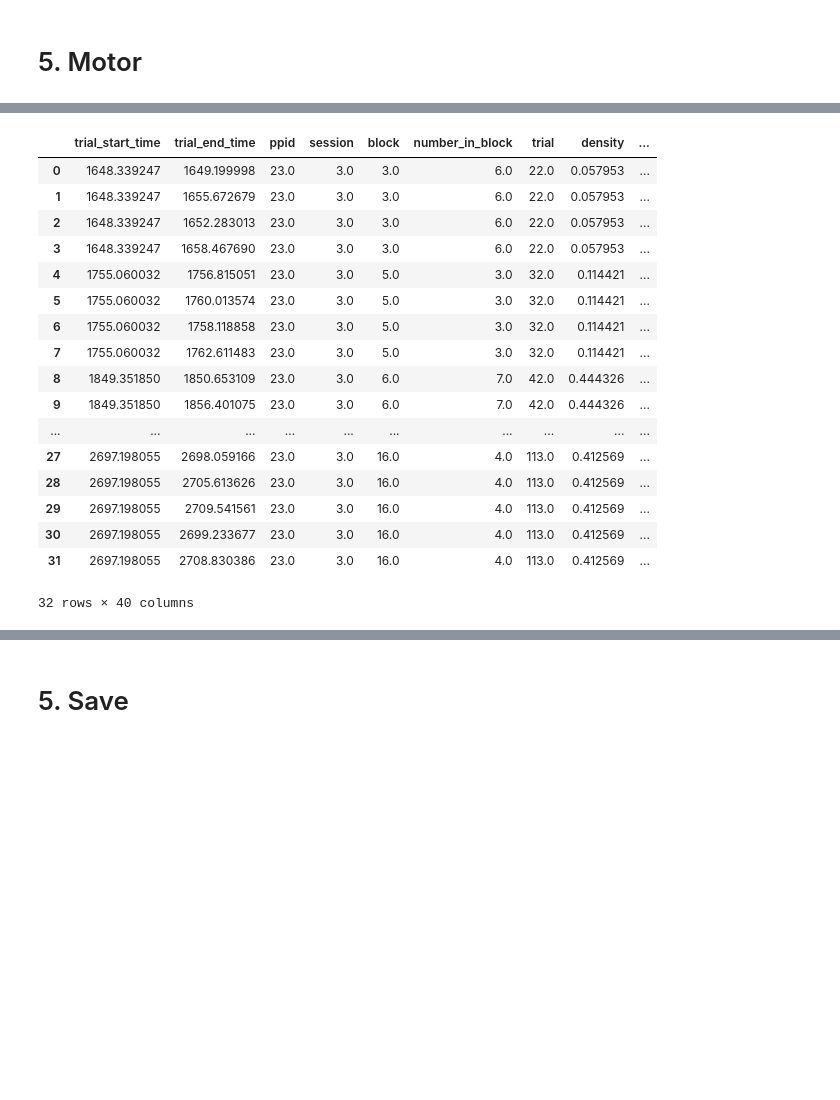
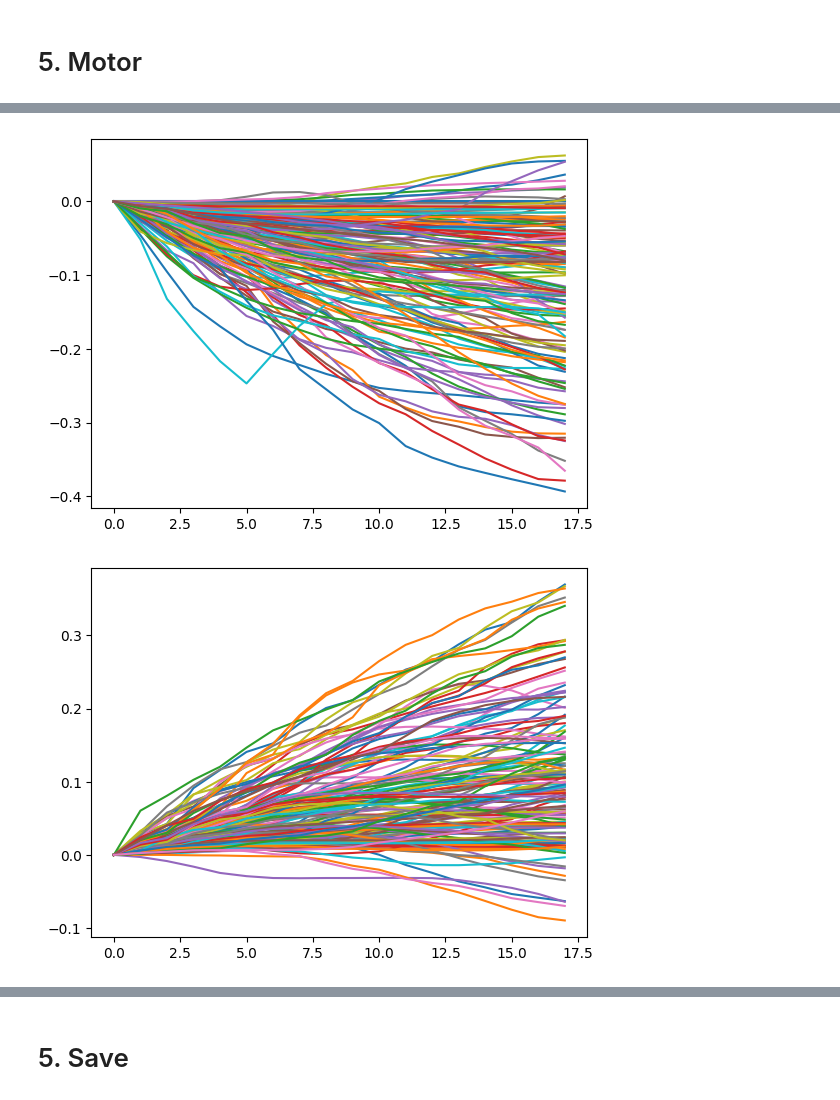
Before and after one commit to schko/mna, a Jupyter notebook: notebooks/process_session.ipynb, the cells around one changed output, grey strips where cells are left out. Saved outputs shown, nothing was run; the diff lists cells and outputs as text; code cells hidden in the pictures; blank space fills up the shorter version.

```diff
--- a/notebooks/process_session.ipynb
+++ b/notebooks/process_session.ipynb
@@ -240,20 +586,15 @@ post_processed_event_df, turns_df = process_session_motor(rns_data, post_process
+# %%
+import matplotlib.pyplot as plt
+for i, row in turns_df.iterrows():
+    if row['turn_type']=='left':
+        baseline_adjust = row['raw_data']-row['raw_data'][0]
+        plt.plot(baseline_adjust)
+# %% [output]
+[figure, added]
 # %%
+for i, row in turns_df.iterrows():
+    if row['turn_type']=='right':
+        baseline_adjust = row['raw_data']-row['raw_data'][0]
+        plt.plot(baseline_adjust)
 # %% [output]
-|  | trial_start_time | trial_end_time | ppid | session | block | number_in_block | trial | density | ... |
-| 0 | 1648.339247 | 1649.199998 | 23.0 | 3.0 | 3.0 | 6.0 | 22.0 | 0.057953 | ... |
-| 1 | 1648.339247 | 1655.672679 | 23.0 | 3.0 | 3.0 | 6.0 | 22.0 | 0.057953 | ... |
-| 2 | 1648.339247 | 1652.283013 | 23.0 | 3.0 | 3.0 | 6.0 | 22.0 | 0.057953 | ... |
-| 3 | 1648.339247 | 1658.467690 | 23.0 | 3.0 | 3.0 | 6.0 | 22.0 | 0.057953 | ... |
-| 4 | 1755.060032 | 1756.815051 | 23.0 | 3.0 | 5.0 | 3.0 | 32.0 | 0.114421 | ... |
-| 5 | 1755.060032 | 1760.013574 | 23.0 | 3.0 | 5.0 | 3.0 | 32.0 | 0.114421 | ... |
-| 6 | 1755.060032 | 1758.118858 | 23.0 | 3.0 | 5.0 | 3.0 | 32.0 | 0.114421 | ... |
-| 7 | 1755.060032 | 1762.611483 | 23.0 | 3.0 | 5.0 | 3.0 | 32.0 | 0.114421 | ... |
-| 8 | 1849.351850 | 1850.653109 | 23.0 | 3.0 | 6.0 | 7.0 | 42.0 | 0.444326 | ... |
-| 9 | 1849.351850 | 1856.401075 | 23.0 | 3.0 | 6.0 | 7.0 | 42.0 | 0.444326 | ... |
-| ... | ... | ... | ... | ... | ... | ... | ... | ... | ... |
-| 27 | 2697.198055 | 2698.059166 | 23.0 | 3.0 | 16.0 | 4.0 | 113.0 | 0.412569 | ... |
-| 28 | 2697.198055 | 2705.613626 | 23.0 | 3.0 | 16.0 | 4.0 | 113.0 | 0.412569 | ... |
-| 29 | 2697.198055 | 2709.541561 | 23.0 | 3.0 | 16.0 | 4.0 | 113.0 | 0.412569 | ... |
-| 30 | 2697.198055 | 2699.233677 | 23.0 | 3.0 | 16.0 | 4.0 | 113.0 | 0.412569 | ... |
-| 31 | 2697.198055 | 2708.830386 | 23.0 | 3.0 | 16.0 | 4.0 | 113.0 | 0.412569 | ... |
-32 rows × 40 columns
+[figure, added]
```
Also changed, not shown: parts of 9 cells of this notebook, 6 other files.
